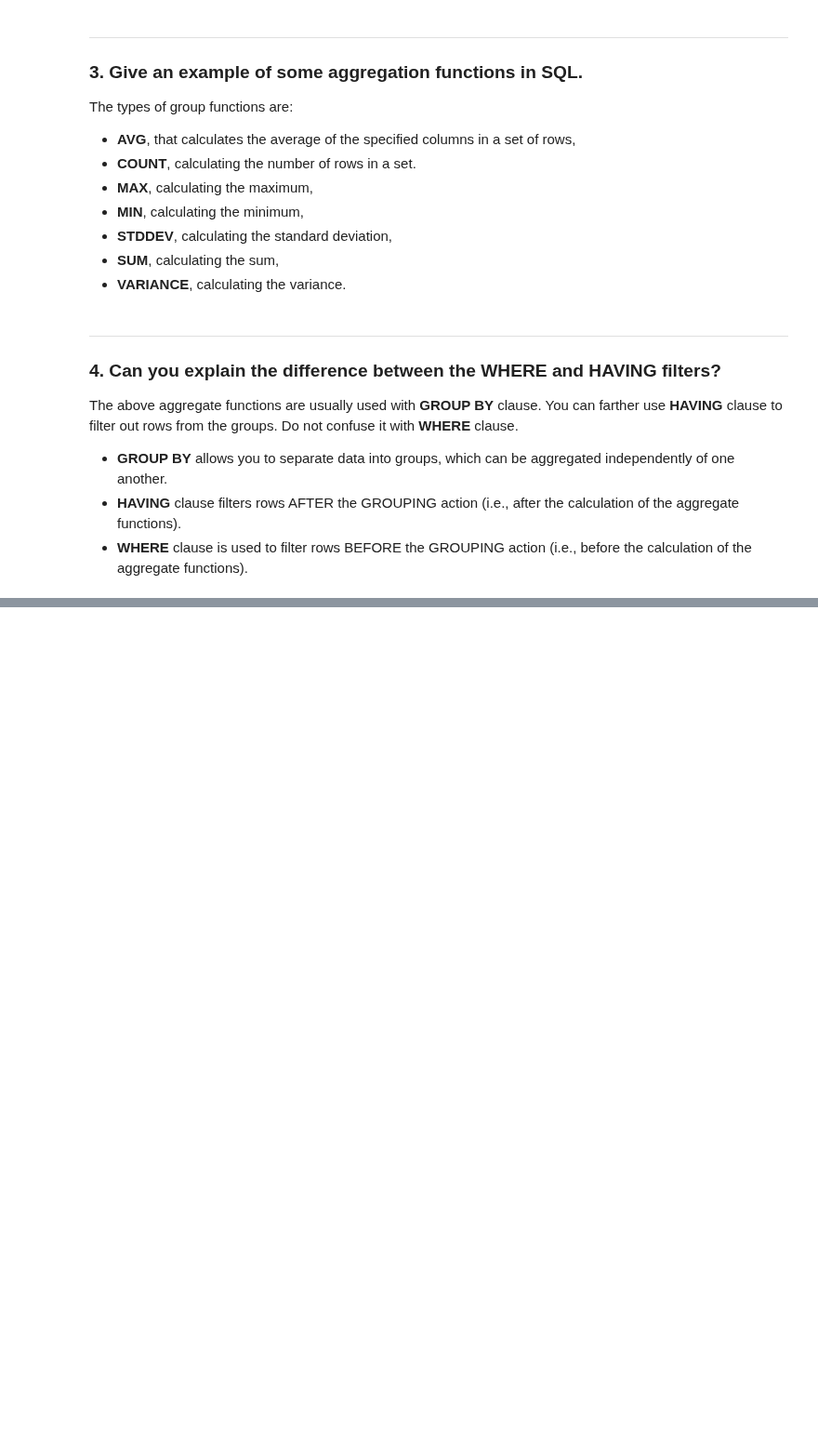
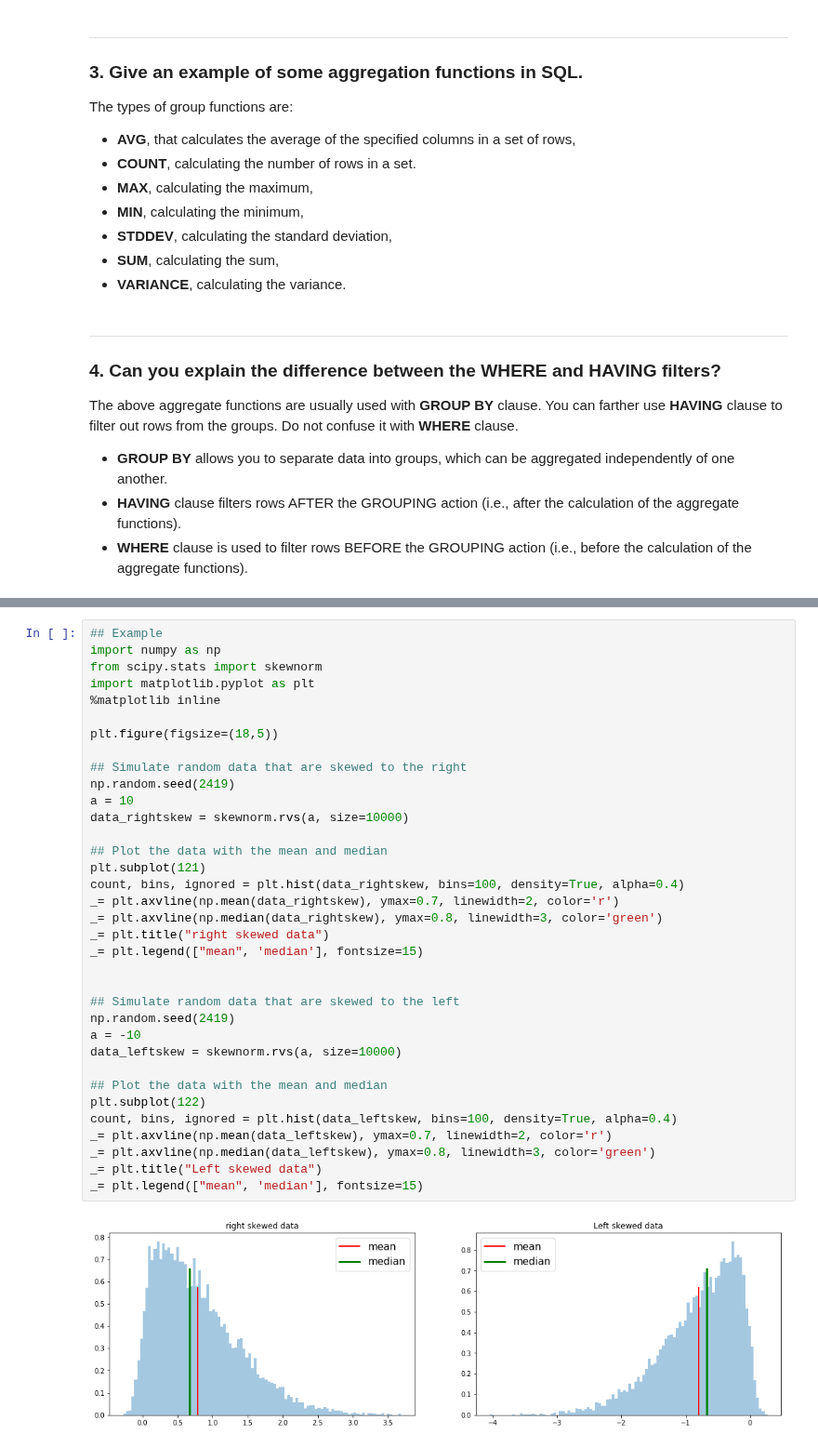
Before and after one commit to arstepanyan/Notes, a Jupyter notebook: interview_questions/springbrd_interview_practice.ipynb, the cells around one changed output, grey strips where cells are left out. Shown at 93% size. Saved outputs shown, nothing was run; the diff lists cells and outputs as text; blank space fills up the shorter version.

Commit message:
add questions from inferential statistics on mean, median, and mode

```diff
--- a/interview_questions/springbrd_interview_practice.ipynb
+++ b/interview_questions/springbrd_interview_practice.ipynb
@@ -466,0 +490,37 @@ The above aggregate functions are usually used with **GROUP BY** clause. You can
+# %%
+## Example
+import numpy as np
+from scipy.stats import skewnorm
+import matplotlib.pyplot as plt
+%matplotlib inline
+
+plt.figure(figsize=(18,5))
+
+## Simulate random data that are skewed to the right
+np.random.seed(2419)
+a = 10
+data_rightskew = skewnorm.rvs(a, size=10000)
+
+## Plot the data with the mean and median
+plt.subplot(121)
+count, bins, ignored = plt.hist(data_rightskew, bins=100, density=True, alpha=0.4)
+_= plt.axvline(np.mean(data_rightskew), ymax=0.7, linewidth=2, color='r')
+_= plt.axvline(np.median(data_rightskew), ymax=0.8, linewidth=3, color='green')
+_= plt.title("right skewed data")
+_= plt.legend(["mean", 'median'], fontsize=15)
+
+
+## Simulate random data that are skewed to the left
+np.random.seed(2419)
+a = -10
+data_leftskew = skewnorm.rvs(a, size=10000)
+
+## Plot the data with the mean and median
+plt.subplot(122)
+count, bins, ignored = plt.hist(data_leftskew, bins=100, density=True, alpha=0.4)
+_= plt.axvline(np.mean(data_leftskew), ymax=0.7, linewidth=2, color='r')
+_= plt.axvline(np.median(data_leftskew), ymax=0.8, linewidth=3, color='green')
+_= plt.title("Left skewed data")
+_= plt.legend(["mean", 'median'], fontsize=15)
+# %% [output]
+[figure, added]
```
Also changed, not shown: parts of 10 cells of this notebook, 2 other files.
